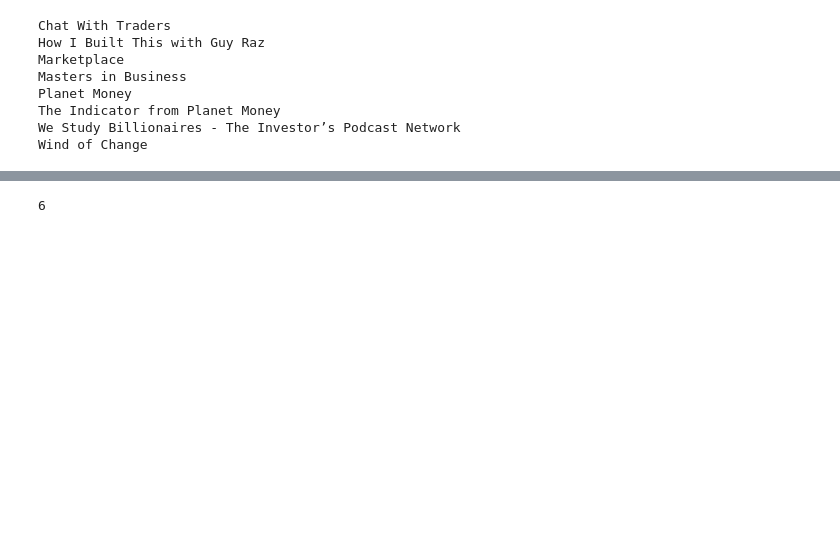
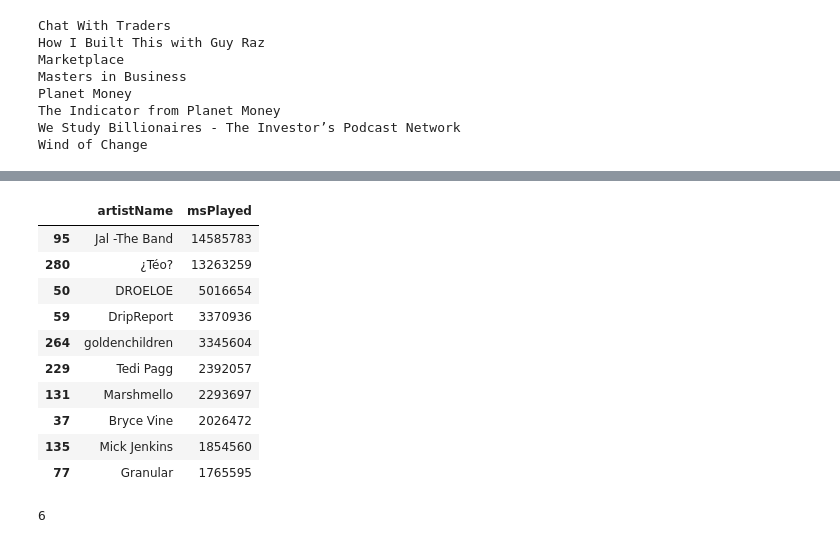
Before and after one commit to kartikd1/Spotify, a Jupyter notebook: Analysis.ipynb, the cells around one changed output, grey strips where cells are left out. Cells and saved outputs as stored; diff of their text form; code cells hidden in the pictures; blank space fills up the shorter version.

```diff
--- a/Analysis.ipynb
+++ b/Analysis.ipynb
@@ -242,3 +215,18 @@ len(new_discoveries_music)
+# %%
+quarantine[quarantine.artistName.isin(new_discoveries_music)]\
+.groupby(by='artistName', as_index=False)['msPlayed'].agg(sum).sort_values(by='msPlayed', ascending = False).head(10)
+# %% [output]
+|  | artistName | msPlayed |
+| 95 | Jal -The Band | 14585783 |
+| 280 | ¿Téo? | 13263259 |
+| 50 | DROELOE | 5016654 |
+| 59 | DripReport | 3370936 |
+| 264 | goldenchildren | 3345604 |
+| 229 | Tedi Pagg | 2392057 |
+| 131 | Marshmello | 2293697 |
+| 37 | Bryce Vine | 2026472 |
+| 135 | Mick Jenkins | 1854560 |
+| 77 | Granular | 1765595 |
 # %%
 new_pods = [artist for artist in qtine_pods if artist not in regular_pods]
 len(new_pods)
```
Also changed, not shown: parts of 12 cells of this notebook, 1 other file.
